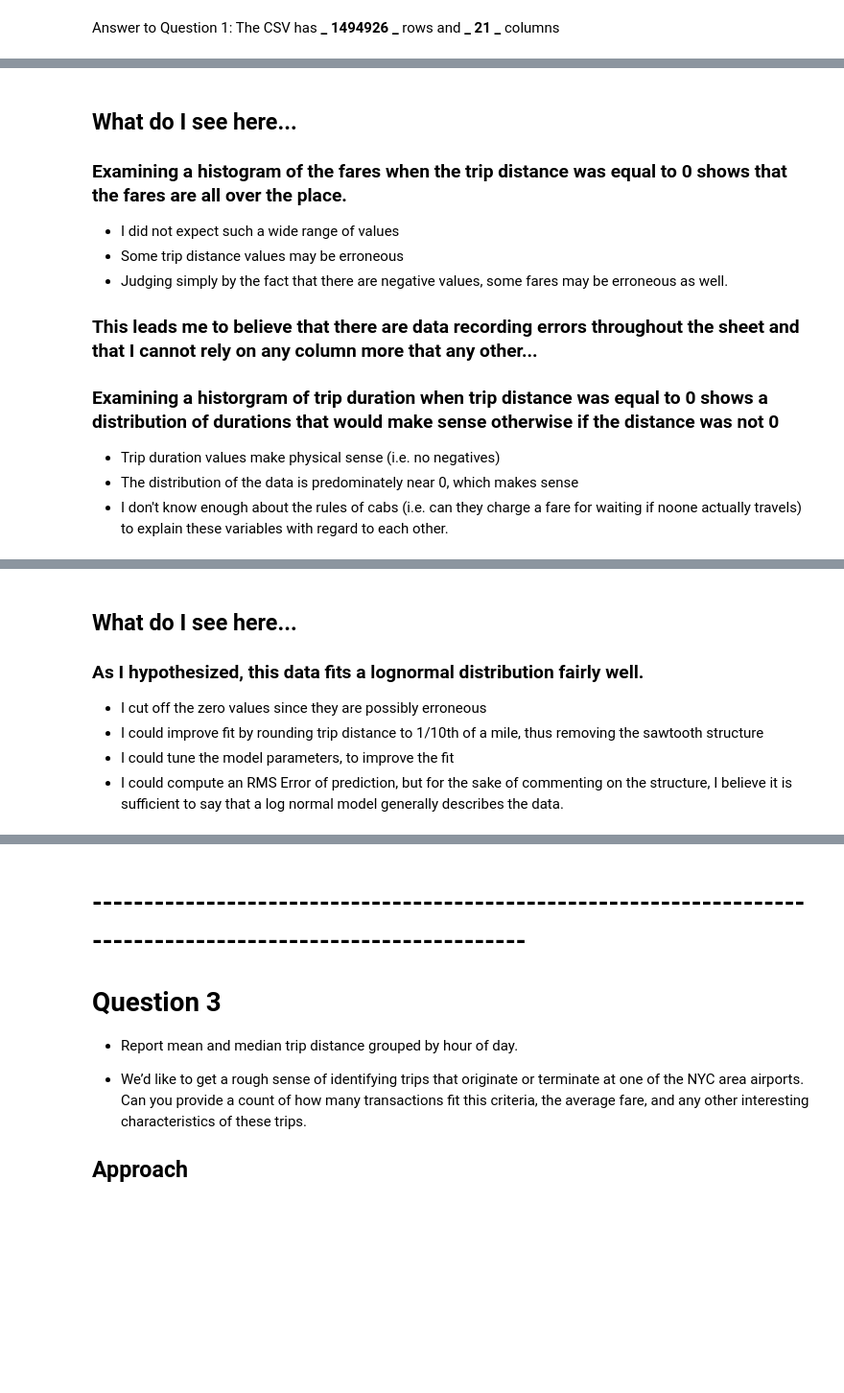
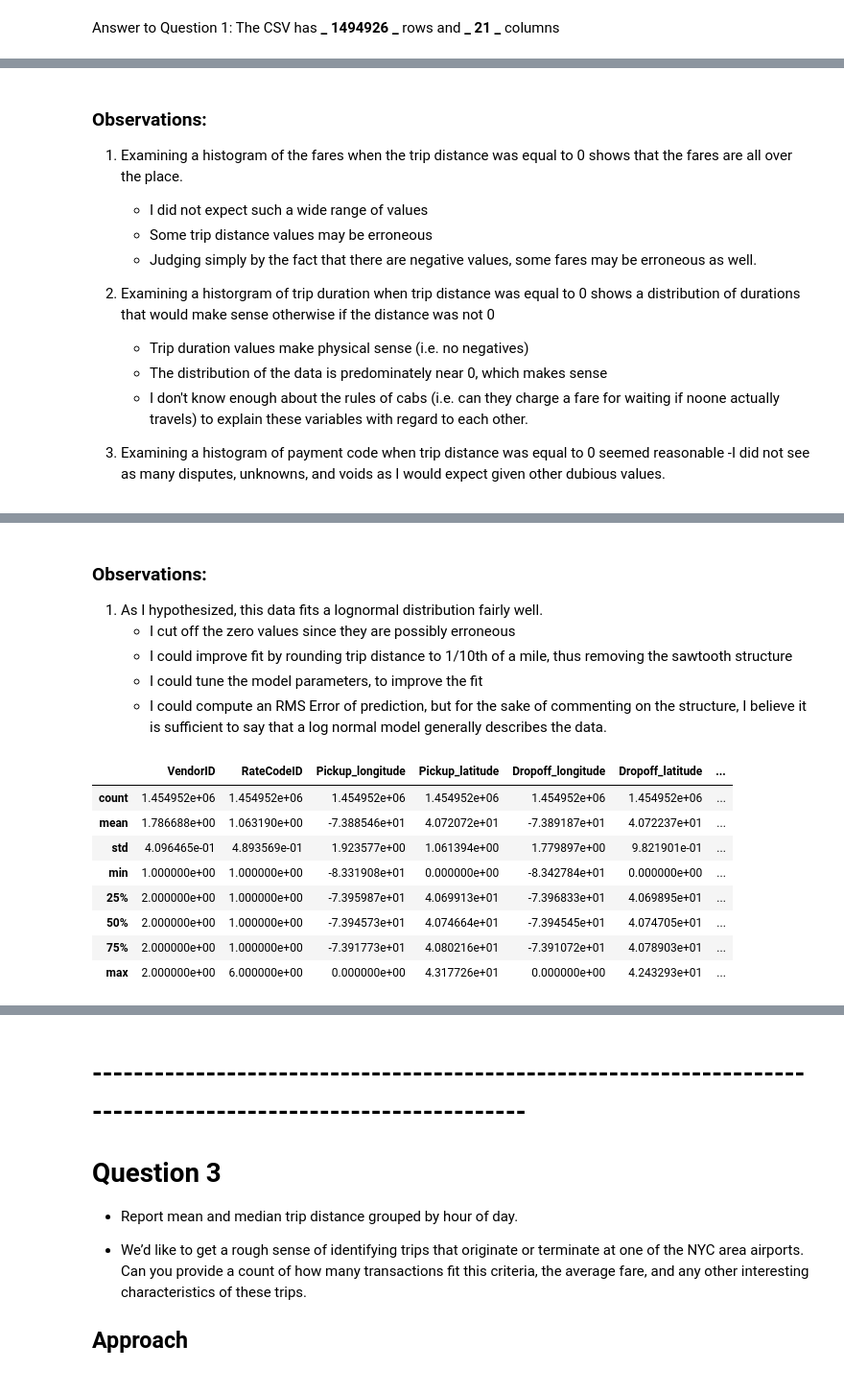
Before and after one commit to Ffrrostmonkey/Taxicabs, a Jupyter notebook: Taxicab Analysis.ipynb, the cells around one changed output, grey strips where cells are left out. Shown at 96% size. Drawn from its saved outputs; the diff is of its cells as text; code cells hidden in the pictures; blank space fills up the shorter version.

```diff
--- a/Taxicab Analysis.ipynb
+++ b/Taxicab Analysis.ipynb
@@ -346,16 +393,17 @@ Loading BokehJS ...
 # %% [markdown]
-## What do I see here...
-### Examining a histogram of the fares when the trip distance was equal to 0 shows that the fares are all over the place.
-- I did not expect such a wide range of values
-- Some trip distance values may be erroneous
-- Judging simply by the fact that there are negative values, some fares may be erroneous as well.
+### Observations:
+1. Examining a histogram of the fares when the trip distance was equal to 0 shows that the fares are all over the place.
+    - I did not expect such a wide range of values
+    - Some trip distance values may be erroneous
+    - Judging simply by the fact that there are negative values, some fares may be erroneous as well.
 
-### This leads me to believe that there are data recording errors throughout the sheet and that I cannot rely on any column more that any other...
+2.  Examining a historgram of trip duration when trip distance was equal to 0 shows a distribution of durations that would make sense otherwise if the distance was not 0
+    - Trip duration values make physical sense (i.e. no negatives)
+    - The distribution of the data is predominately near 0, which makes sense
+    - I don't know enough about the rules of cabs (i.e. can they charge a fare for waiting if noone actually travels) to explain these variables with regard to each other.
 
-### Examining a historgram of trip duration when trip distance was equal to 0 shows a distribution of durations that would make sense otherwise if the distance was not 0
-- Trip duration values make physical sense (i.e. no negatives)
-- The distribution of the data is predominately near 0, which makes sense
-- I don't know enough about the rules of cabs (i.e. can they charge a fare for waiting if noone actually travels) to explain these variables with regard to each other.
+3. Examining a histogram of payment code when trip distance was equal to 0 seemed reasonable
+    -I did not see as many disputes, unknowns, and voids as I would expect given other dubious values.
 # %%
 ################################################################################
 ############################ EXAMINE LOG NORMAL FIT ############################
@@ -425,10 +477,51 @@ Loading BokehJS ...
 [interactive output not drawn]
 [interactive output not drawn]
 # %% [markdown]
-## What do I see here...
+### Observations:
 
-### As I hypothesized, this data fits a lognormal distribution fairly well.
-- I cut off the zero values since they are possibly erroneous
-- I could improve fit by rounding trip distance to 1/10th of a mile, thus removing the sawtooth structure
-- I could tune the model parameters, to improve the fit
-- I could compute an RMS Error of prediction, but for the sake of commenting on the structure, I believe it is sufficient to say that a log normal model generally describes the data.
+1. As I hypothesized, this data fits a lognormal distribution fairly well.
+    - I cut off the zero values since they are possibly erroneous
+    - I could improve fit by rounding trip distance to 1/10th of a mile, thus removing the sawtooth structure
+    - I could tune the model parameters, to improve the fit
+    - I could compute an RMS Error of prediction, but for the sake of commenting on the structure, I believe it is sufficient to say that a log normal model generally describes the data.
+# %%
+################################################################################
+############################## CLEAN THE DATAFRAME #############################
+## Note: there are probably more "pythonic" ways to do some of the stuff I am '
+## doing here, but the time to research and implement is longer than the compute time
+
+## 1. Keep trips gt 0 and lt 50 to limit edge effects in modeling
+cleanDF = greenDF[greenDF['Trip_distance']> 0.1]
+cleanDF = cleanDF[cleanDF['Trip_distance']<50]
+
+## 2. Keep total amount >0
+cleanDF = cleanDF[cleanDF['Total_amount']>0]
+
+## 3. Keep payment ID 1,2
+cleanDF = cleanDF[[int(each)<3 for each in cleanDF['Payment_type']]]
+
+## 4. Round trip distance to 1/10 of a mile
+cleanDF['Trip_distance'] = [round(each, 1) for each in cleanDF['Trip_distance']]
+
+# 5. Remove ehail fee since it causes future problems
+## I found myself tweaking the values for the cleanup, and getting errors because I had
+## already dropped the row, so I put in error handling
+try:
+    cleanDF = cleanDF.drop(['Ehail_fee'], axis = 1)
+except:
+    pass
+
+## Rename the cleaned dataset back to the original name since later sections
+## were already written to use this variable
+greenDF = cleanDF
+greenDF.describe()
+# %% [output]
+|  | VendorID | RateCodeID | Pickup_longitude | Pickup_latitude | Dropoff_longitude | Dropoff_latitude | ... |
+| count | 1.454952e+06 | 1.454952e+06 | 1.454952e+06 | 1.454952e+06 | 1.454952e+06 | 1.454952e+06 | ... |
+| mean | 1.786688e+00 | 1.063190e+00 | -7.388546e+01 | 4.072072e+01 | -7.389187e+01 | 4.072237e+01 | ... |
+| std | 4.096465e-01 | 4.893569e-01 | 1.923577e+00 | 1.061394e+00 | 1.779897e+00 | 9.821901e-01 | ... |
+| min | 1.000000e+00 | 1.000000e+00 | -8.331908e+01 | 0.000000e+00 | -8.342784e+01 | 0.000000e+00 | ... |
+| 25% | 2.000000e+00 | 1.000000e+00 | -7.395987e+01 | 4.069913e+01 | -7.396833e+01 | 4.069895e+01 | ... |
+| 50% | 2.000000e+00 | 1.000000e+00 | -7.394573e+01 | 4.074664e+01 | -7.394545e+01 | 4.074705e+01 | ... |
+| 75% | 2.000000e+00 | 1.000000e+00 | -7.391773e+01 | 4.080216e+01 | -7.391072e+01 | 4.078903e+01 | ... |
+| max | 2.000000e+00 | 6.000000e+00 | 0.000000e+00 | 4.317726e+01 | 0.000000e+00 | 4.243293e+01 | ... |
```
Also changed, not shown: parts of 37 cells of this notebook.
